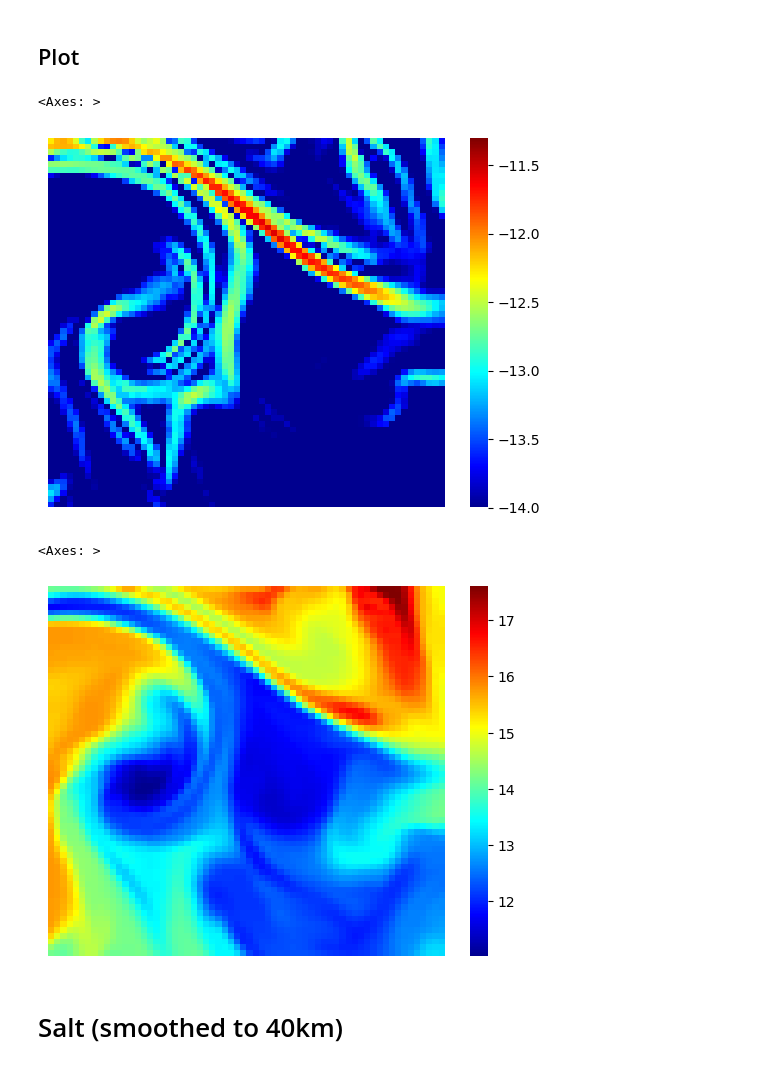
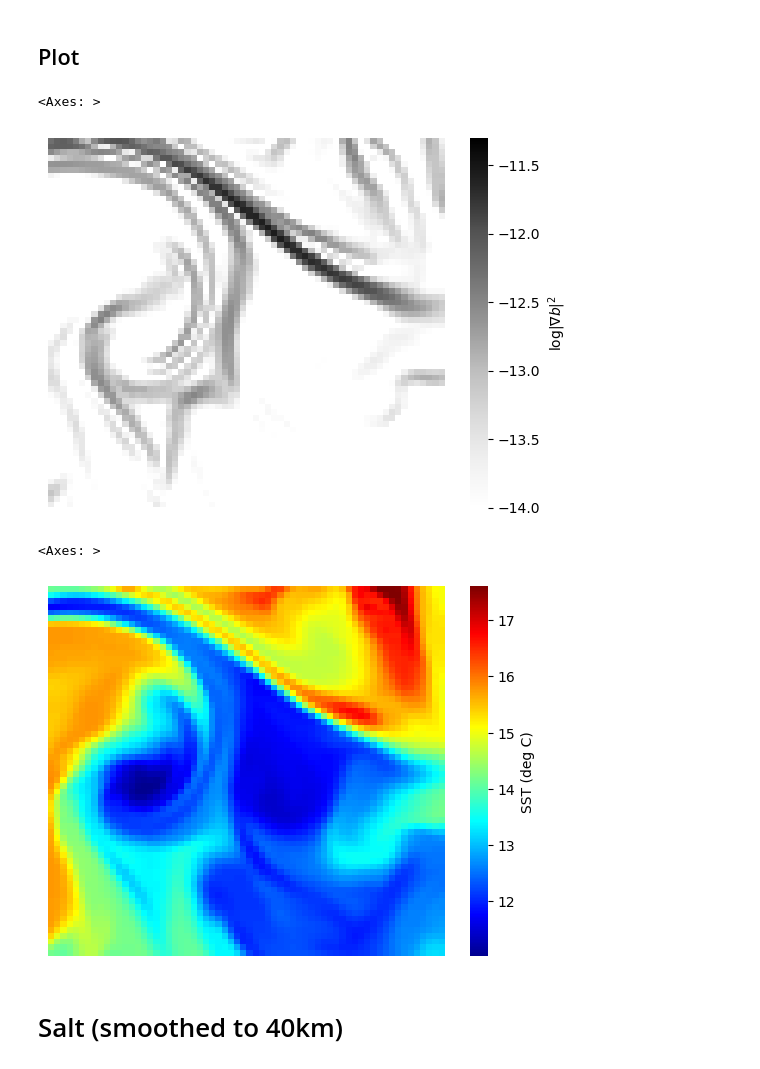
Before and after one commit to AI-for-Ocean-Science/fronts, a Jupyter notebook: proposals/caig/Figures/MNIST_fig.ipynb, the cells around one changed output. Saved outputs shown, nothing was run; the diff lists cells and outputs as text; code cells hidden in the pictures.

```diff
--- a/proposals/caig/Figures/MNIST_fig.ipynb
+++ b/proposals/caig/Figures/MNIST_fig.ipynb
@@ -115,15 +115,16 @@ ii//500
 # %% [markdown]
 ## Plot
 # %%
-plotting.show_image(np.log10(divb_2), vmnx=(-14., -11.3))
+plotting.show_image(np.log10(divb_2), vmnx=(-14., -11.3),
+                   clbl=r'$\log |\nabla b|^2$', cm='Greys')
 # %% [output]
 <Axes: >
-[figure, old version]
+[figure, new version]
 # %%
-plotting.show_image(Theta)
+plotting.show_image(Theta, clbl='SST (deg C)')
 # %% [output]
 <Axes: >
-[figure, old version]
+[figure, new version]
 # %% [markdown]
 # Salt (smoothed to 40km)
 # %%
```
Also changed, not shown: parts of 4 cells of this notebook.
